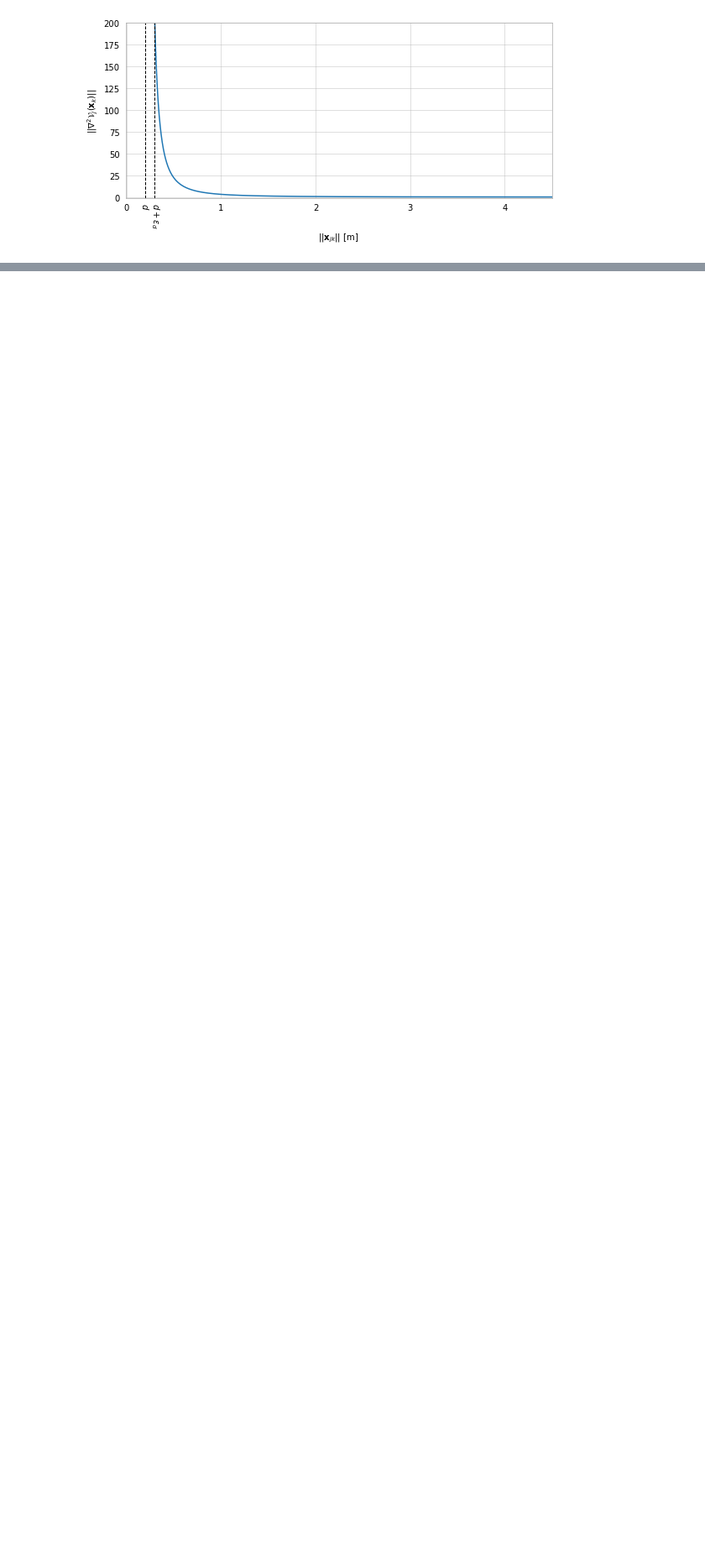
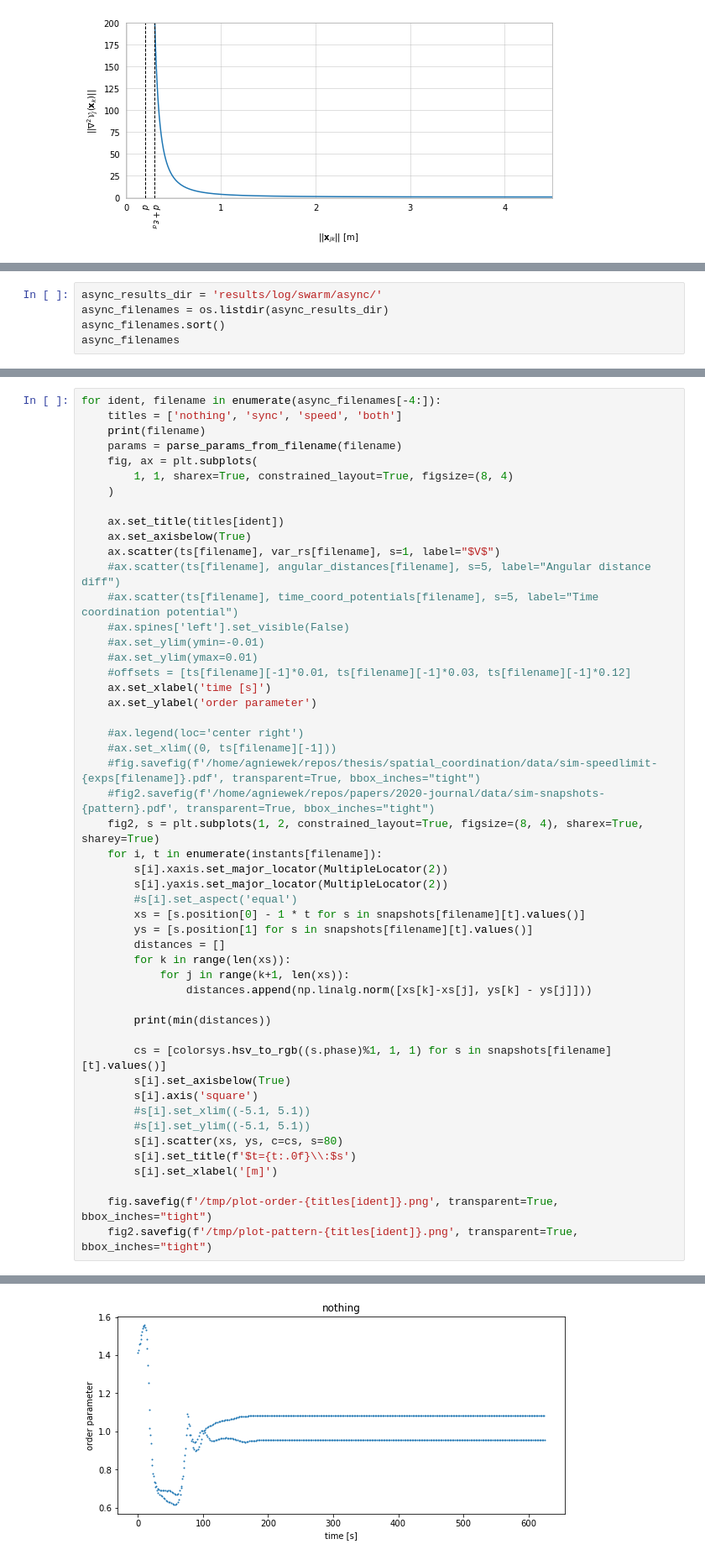
Before and after one commit to abarcis/robot-framework, a Jupyter notebook: robot_framework/plot_order_params.ipynb, the cells around one changed output, grey strips where cells are left out. Shown at 84% size. Cells and saved outputs as stored; diff of their text form; blank space fills up the shorter version.

```diff
--- a/robot_framework/plot_order_params.ipynb
+++ b/robot_framework/plot_order_params.ipynb
@@ -569,0 +588,5 @@ for filename in exps.keys():
+# %%
+async_results_dir = 'results/log/swarm/async/'
+async_filenames = os.listdir(async_results_dir)
+async_filenames.sort()
+async_filenames
@@ -569,0 +639,51 @@ for filename in exps.keys():
+# %%
+for ident, filename in enumerate(async_filenames[-4:]):
+    titles = ['nothing', 'sync', 'speed', 'both']
+    print(filename)
+    params = parse_params_from_filename(filename)
+    fig, ax = plt.subplots(
+        1, 1, sharex=True, constrained_layout=True, figsize=(8, 4)
+    )
+
+    ax.set_title(titles[ident])
+    ax.set_axisbelow(True)
+    ax.scatter(ts[filename], var_rs[filename], s=1, label="$V$")
+    #ax.scatter(ts[filename], angular_distances[filename], s=5, label="Angular distance diff")
+    #ax.scatter(ts[filename], time_coord_potentials[filename], s=5, label="Time coordination potential")
+    #ax.spines['left'].set_visible(False)
+    #ax.set_ylim(ymin=-0.01)
+    #ax.set_ylim(ymax=0.01)
+    #offsets = [ts[filename][-1]*0.01, ts[filename][-1]*0.03, ts[filename][-1]*0.12]
+    ax.set_xlabel('time [s]')
+    ax.set_ylabel('order parameter')
+
+    #ax.legend(loc='center right')
+    #ax.set_xlim((0, ts[filename][-1]))
+    #fig.savefig(f'/home/agniewek/repos/thesis/spatial_coordination/data/sim-speedlimit-{exps[filename]}.pdf', transparent=True, bbox_inches="tight")
+    #fig2.savefig(f'/home/agniewek/repos/papers/2020-journal/data/sim-snapshots-{pattern}.pdf', transparent=True, bbox_inches="tight")
+    fig2, s = plt.subplots(1, 2, constrained_layout=True, figsize=(8, 4), sharex=True, sharey=True)
+    for i, t in enumerate(instants[filename]):
+        s[i].xaxis.set_major_locator(MultipleLocator(2))
+        s[i].yaxis.set_major_locator(MultipleLocator(2))
+        #s[i].set_aspect('equal')
+        xs = [s.position[0] - 1 * t for s in snapshots[filename][t].values()]
+        ys = [s.position[1] for s in snapshots[filename][t].values()]
+        distances = []
+        for k in range(len(xs)):
+            for j in range(k+1, len(xs)):
+                distances.append(np.linalg.norm([xs[k]-xs[j], ys[k] - ys[j]]))
+
+        print(min(distances))
+
+        cs = [colorsys.hsv_to_rgb((s.phase)%1, 1, 1) for s in snapshots[filename][t].values()]
+        s[i].set_axisbelow(True)
+        s[i].axis('square')
+        #s[i].set_xlim((-5.1, 5.1))
+        #s[i].set_ylim((-5.1, 5.1))
+        s[i].scatter(xs, ys, c=cs, s=80)
+        s[i].set_title(f'$t={t:.0f}\\:$s')
+        s[i].set_xlabel('[m]')
+
+    fig.savefig(f'/tmp/plot-order-{titles[ident]}.png', transparent=True, bbox_inches="tight")
+    fig2.savefig(f'/tmp/plot-pattern-{titles[ident]}.png', transparent=True, bbox_inches="tight")
+# %% [output]
@@ -569,0 +702 @@ for filename in exps.keys():
+[figure, added]
```
Also changed, not shown: parts of 13 cells of this notebook, 15 other files.
